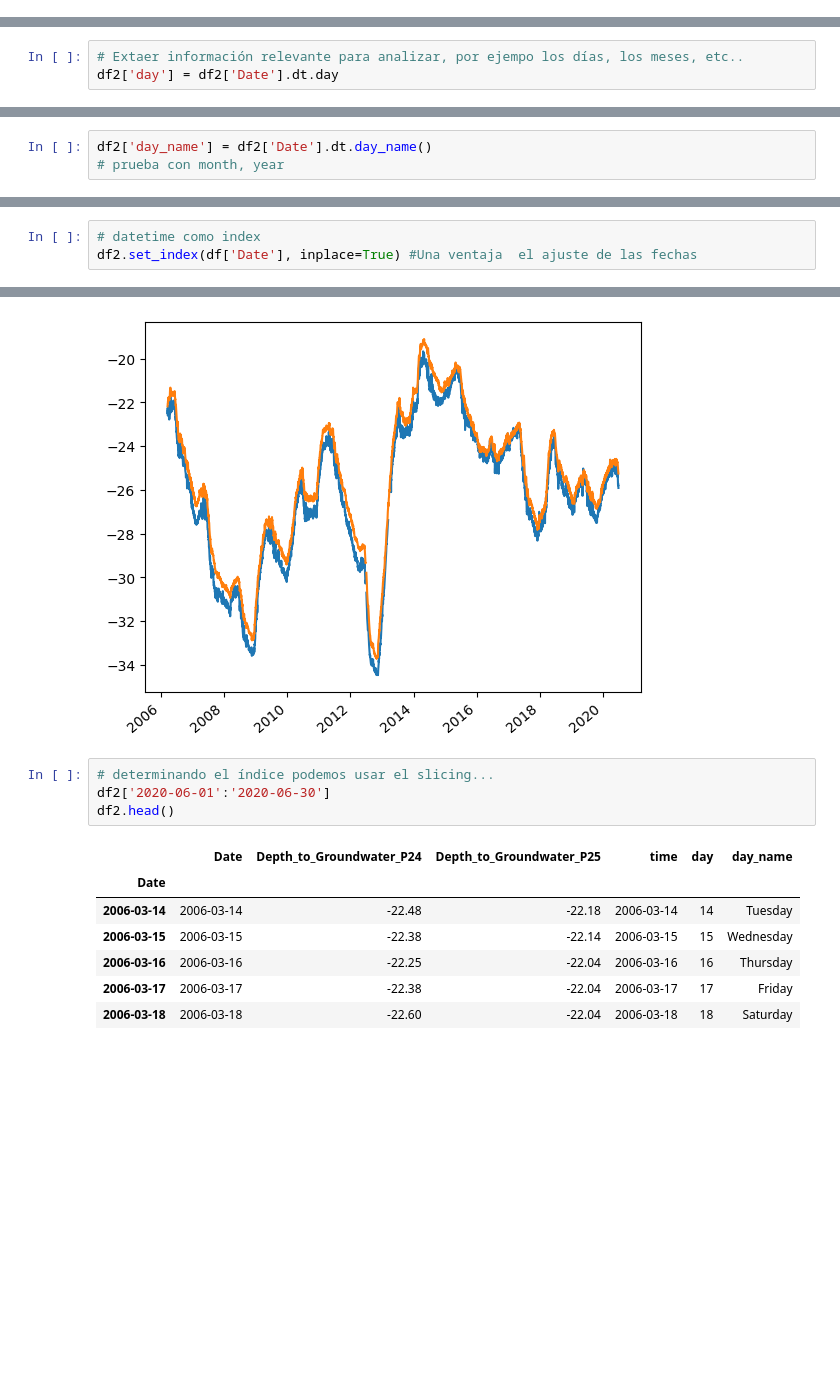
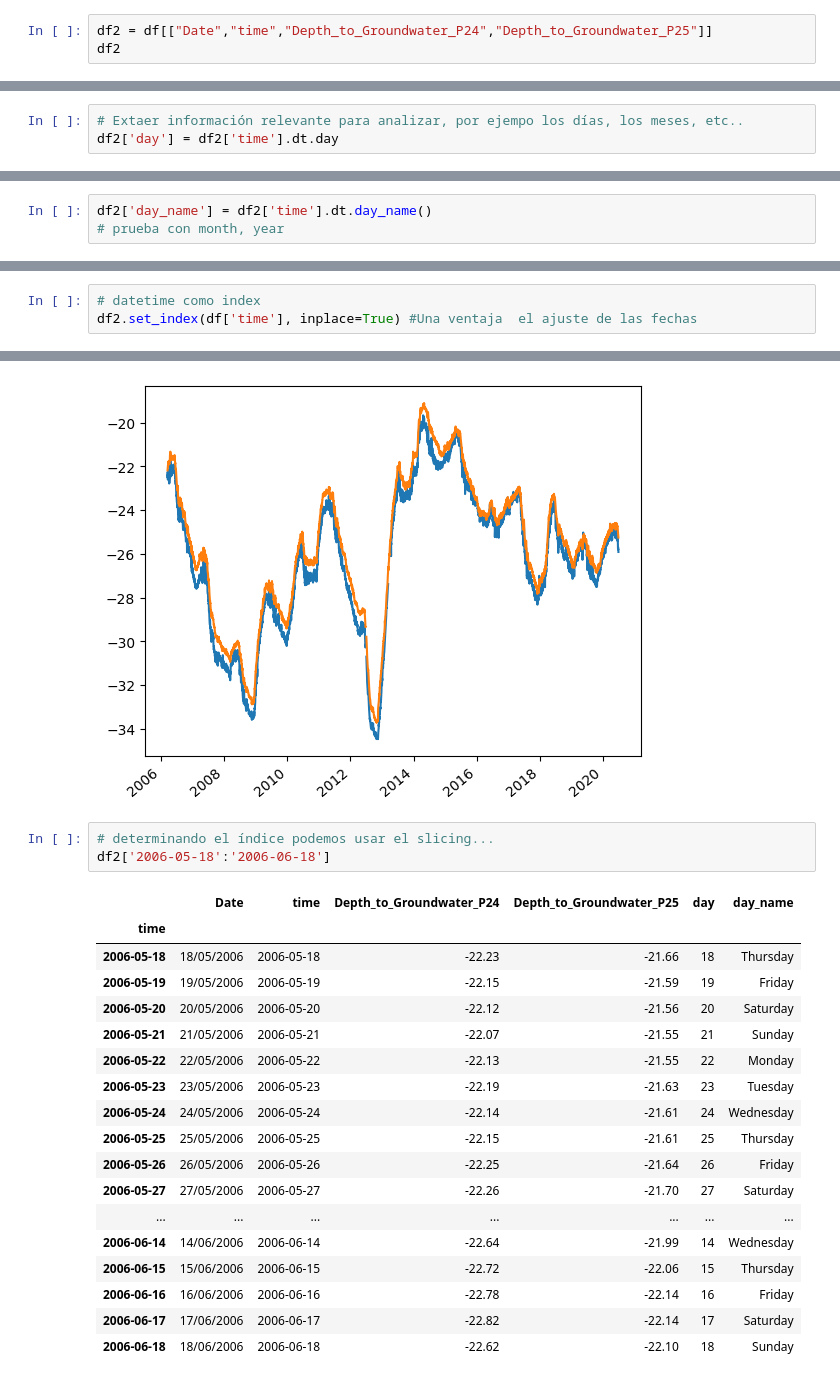
Before and after one commit to AngelRP8791/machine-learning-python-template, a Jupyter notebook: Time_series_Kaggle/1.- Intro Series financieras.ipynb, the cells around one changed output, grey strips where cells are left out. Saved outputs shown, nothing was run; the diff lists cells and outputs as text; blank space fills up the shorter version.

```diff
--- a/Time_series_Kaggle/1.- Intro Series financieras.ipynb
+++ b/Time_series_Kaggle/1.- Intro Series financieras.ipynb
@@ -81,0 +81,3 @@ df['Date'] = pd.to_datetime(df['Date'])
+# %%
+df2 = df[["Date","time","Depth_to_Groundwater_P24","Depth_to_Groundwater_P25"]]
+df2
@@ -103,7 +117,7 @@ df2['Date'].max() - df2['Date'].min() #timestamp, #timedelta
 Timedelta('5222 days 00:00:00')
 # %%
 # Extaer información relevante para analizar, por ejempo los días, los meses, etc..
-df2['day'] = df2['Date'].dt.day
+df2['day'] = df2['time'].dt.day
 # %% [output]
 A value is trying to be set on a copy of a slice from a DataFrame.
 Try using .loc[row_indexer,col_indexer] = value instead
@@ -122,5 +136,5 @@ df2.tail()
 # %%
-df2['day_name'] = df2['Date'].dt.day_name()
+df2['day_name'] = df2['time'].dt.day_name()
 # prueba con month, year
 # %% [output]
 A value is trying to be set on a copy of a slice from a DataFrame.
@@ -210,6 +222,6 @@ Text(0, 0.5, 'mean price')
 # %%
 # datetime como index
-df2.set_index(df['Date'], inplace=True) #Una ventaja  el ajuste de las fechas
+df2.set_index(df['time'], inplace=True) #Una ventaja  el ajuste de las fechas
 # %%
 df2.head()
 # %% [output]
@@ -228,14 +240,24 @@ plt.xticks(rotation=40, ha='right'); #not show text
 [figure]
 # %%
 # determinando el índice podemos usar el slicing...
-df2['2020-06-01':'2020-06-30']
-df2.head()
+df2['2006-05-18':'2006-06-18']
 # %% [output]
-|  | Date | Depth_to_Groundwater_P24 | Depth_to_Groundwater_P25 | time | day | day_name |
-| Date |  |  |  |  |  |  |
-| 2006-03-14 | 2006-03-14 | -22.48 | -22.18 | 2006-03-14 | 14 | Tuesday |
-| 2006-03-15 | 2006-03-15 | -22.38 | -22.14 | 2006-03-15 | 15 | Wednesday |
-| 2006-03-16 | 2006-03-16 | -22.25 | -22.04 | 2006-03-16 | 16 | Thursday |
-| 2006-03-17 | 2006-03-17 | -22.38 | -22.04 | 2006-03-17 | 17 | Friday |
-| 2006-03-18 | 2006-03-18 | -22.60 | -22.04 | 2006-03-18 | 18 | Saturday |
+|  | Date | time | Depth_to_Groundwater_P24 | Depth_to_Groundwater_P25 | day | day_name |
+| time |  |  |  |  |  |  |
+| 2006-05-18 | 18/05/2006 | 2006-05-18 | -22.23 | -21.66 | 18 | Thursday |
+| 2006-05-19 | 19/05/2006 | 2006-05-19 | -22.15 | -21.59 | 19 | Friday |
+| 2006-05-20 | 20/05/2006 | 2006-05-20 | -22.12 | -21.56 | 20 | Saturday |
+| 2006-05-21 | 21/05/2006 | 2006-05-21 | -22.07 | -21.55 | 21 | Sunday |
+| 2006-05-22 | 22/05/2006 | 2006-05-22 | -22.13 | -21.55 | 22 | Monday |
+| 2006-05-23 | 23/05/2006 | 2006-05-23 | -22.19 | -21.63 | 23 | Tuesday |
+| 2006-05-24 | 24/05/2006 | 2006-05-24 | -22.14 | -21.61 | 24 | Wednesday |
+| 2006-05-25 | 25/05/2006 | 2006-05-25 | -22.15 | -21.61 | 25 | Thursday |
+| 2006-05-26 | 26/05/2006 | 2006-05-26 | -22.25 | -21.64 | 26 | Friday |
+| 2006-05-27 | 27/05/2006 | 2006-05-27 | -22.26 | -21.70 | 27 | Saturday |
+| ... | ... | ... | ... | ... | ... | ... |
+| 2006-06-14 | 14/06/2006 | 2006-06-14 | -22.64 | -21.99 | 14 | Wednesday |
+| 2006-06-15 | 15/06/2006 | 2006-06-15 | -22.72 | -22.06 | 15 | Thursday |
+| 2006-06-16 | 16/06/2006 | 2006-06-16 | -22.78 | -22.14 | 16 | Friday |
+| 2006-06-17 | 17/06/2006 | 2006-06-17 | -22.82 | -22.14 | 17 | Saturday |
+| 2006-06-18 | 18/06/2006 | 2006-06-18 | -22.62 | -22.10 | 18 | Sunday |
 # %%
```
Also changed, not shown: parts of 19 cells of this notebook, 1 other file.
